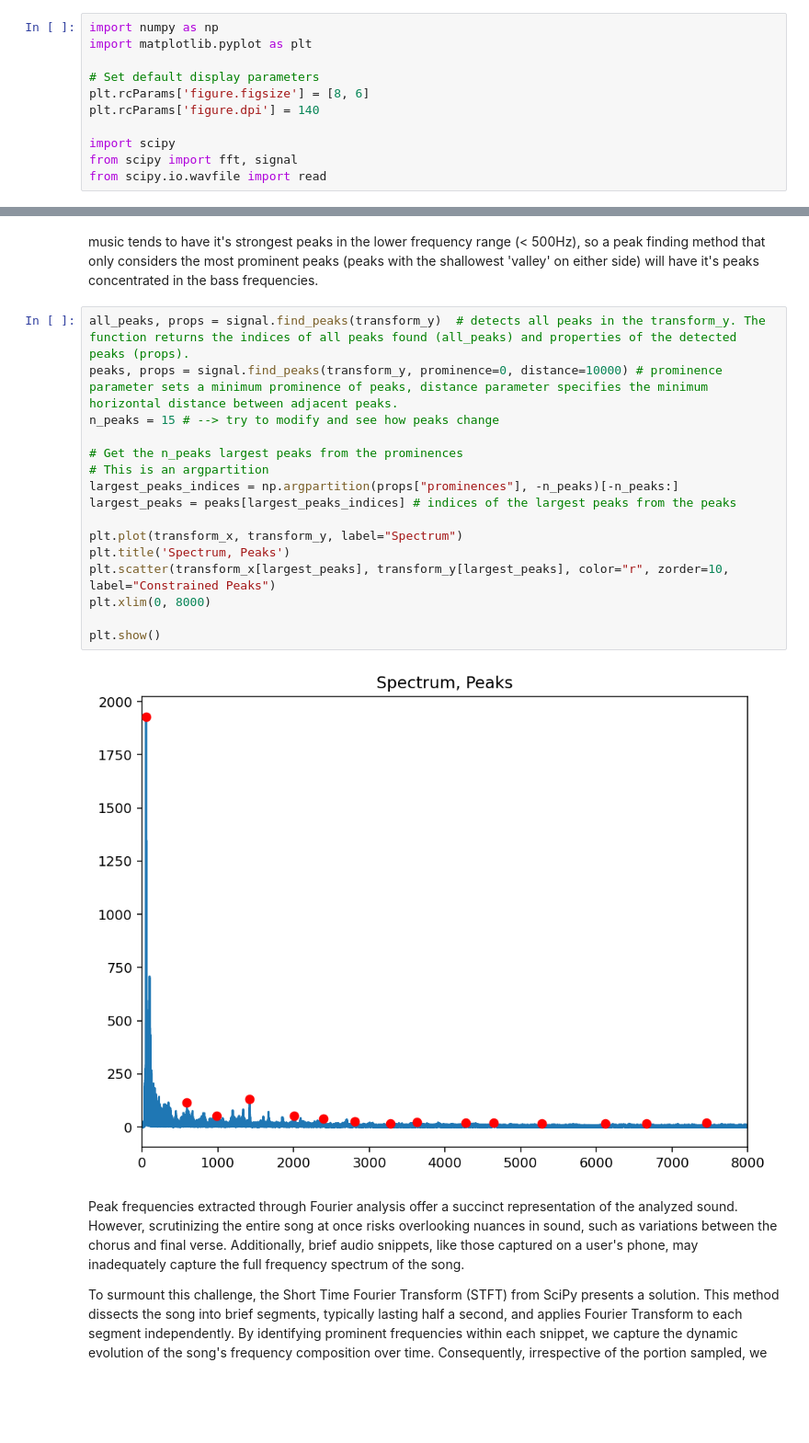
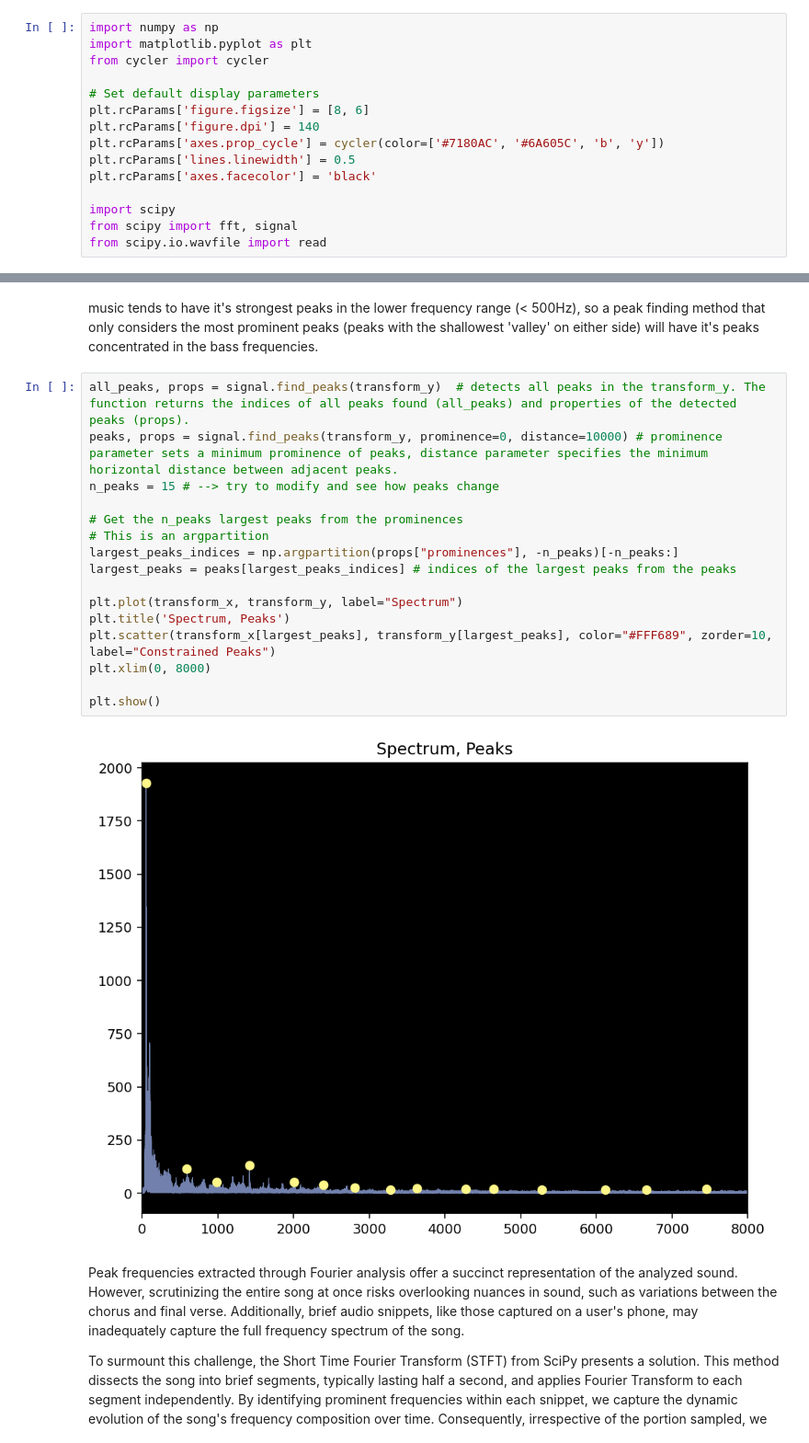
Before and after one commit to exdsgift/Shazam-Clone, a Jupyter notebook: fingerprint_algorithm.ipynb, the cells around one changed output, grey strips where cells are left out. Shown: that part at 92% size. Cells and saved outputs as stored; diff of their text form; blank space fills up the shorter version.

```diff
--- a/fingerprint_algorithm.ipynb
+++ b/fingerprint_algorithm.ipynb
@@ -26,10 +35,14 @@ for file in os.listdir(dir):
 # %%
 import numpy as np
 import matplotlib.pyplot as plt
+from cycler import cycler
 
 # Set default display parameters
 plt.rcParams['figure.figsize'] = [8, 6]
 plt.rcParams['figure.dpi'] = 140
+plt.rcParams['axes.prop_cycle'] = cycler(color=['#7180AC', '#6A605C', 'b', 'y'])
+plt.rcParams['lines.linewidth'] = 0.5
+plt.rcParams['axes.facecolor'] = 'black'
 
 import scipy
 from scipy import fft, signal
@@ -86,21 +99,21 @@ music tends to have it's strongest peaks in the lower frequency range (< 500Hz),
 # %%
 all_peaks, props = signal.find_peaks(transform_y)  # detects all peaks in the transform_y. The function returns the indices of all peaks found (all_peaks) and properties of the detected peaks (props).
 peaks, props = signal.find_peaks(transform_y, prominence=0, distance=10000) # prominence parameter sets a minimum prominence of peaks, distance parameter specifies the minimum horizontal distance between adjacent peaks.
 n_peaks = 15 # --> try to modify and see how peaks change
 
 # Get the n_peaks largest peaks from the prominences
 # This is an argpartition
 largest_peaks_indices = np.argpartition(props["prominences"], -n_peaks)[-n_peaks:]
 largest_peaks = peaks[largest_peaks_indices] # indices of the largest peaks from the peaks
 
 plt.plot(transform_x, transform_y, label="Spectrum")
 plt.title('Spectrum, Peaks')
-plt.scatter(transform_x[largest_peaks], transform_y[largest_peaks], color="r", zorder=10, label="Constrained Peaks")
+plt.scatter(transform_x[largest_peaks], transform_y[largest_peaks], color="#FFF689", zorder=10, label="Constrained Peaks")
 plt.xlim(0, 8000)
 
 plt.show()
 # %% [output]
-[figure, old version]
+[figure, new version]
 # %% [markdown]
 Peak frequencies extracted through Fourier analysis offer a succinct representation of the analyzed sound. However, scrutinizing the entire song at once risks overlooking nuances in sound, such as variations between the chorus and final verse. Additionally, brief audio snippets, like those captured on a user's phone, may inadequately capture the full frequency spectrum of the song.
 
```
Also changed, not shown: parts of 9 cells of this notebook, 1 other file.
